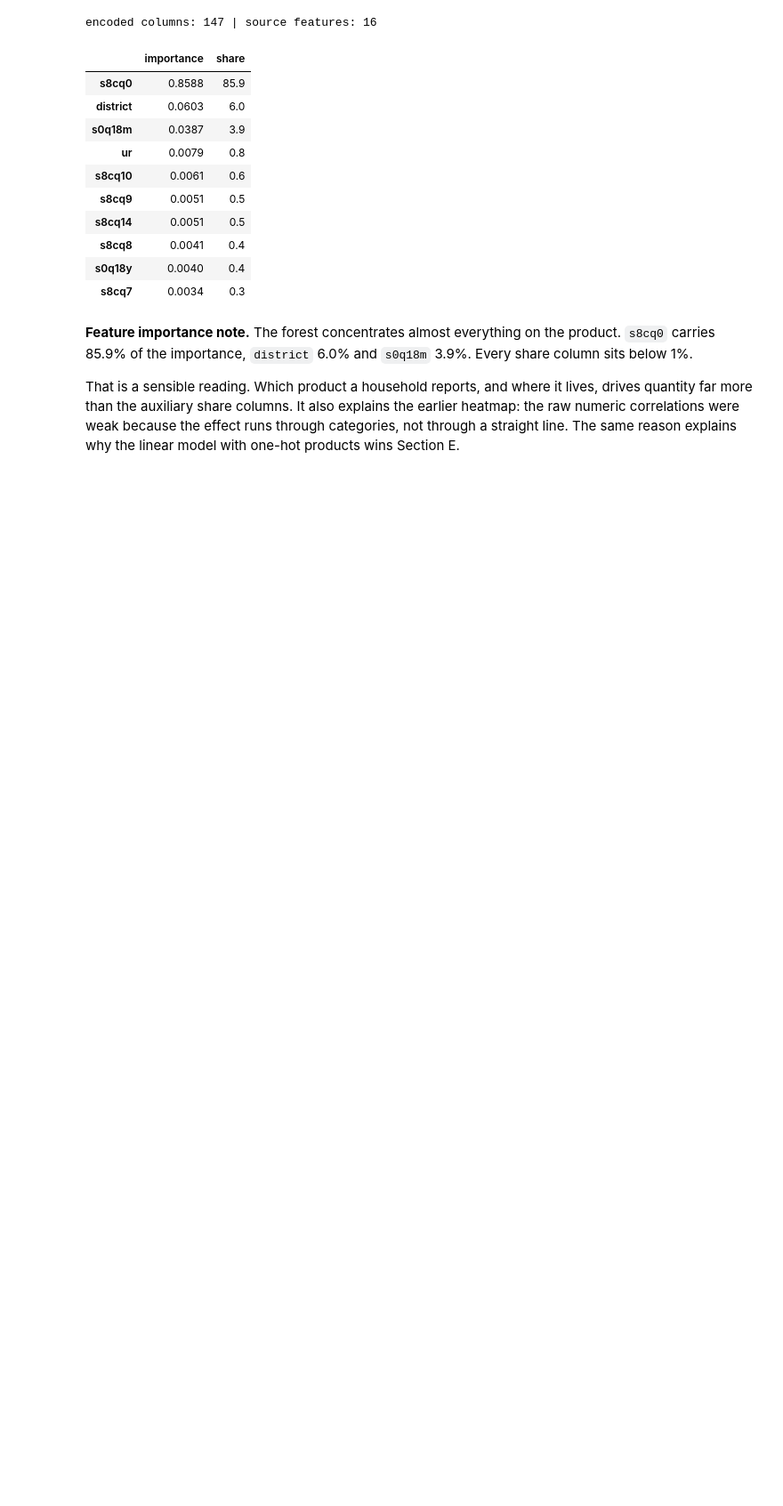
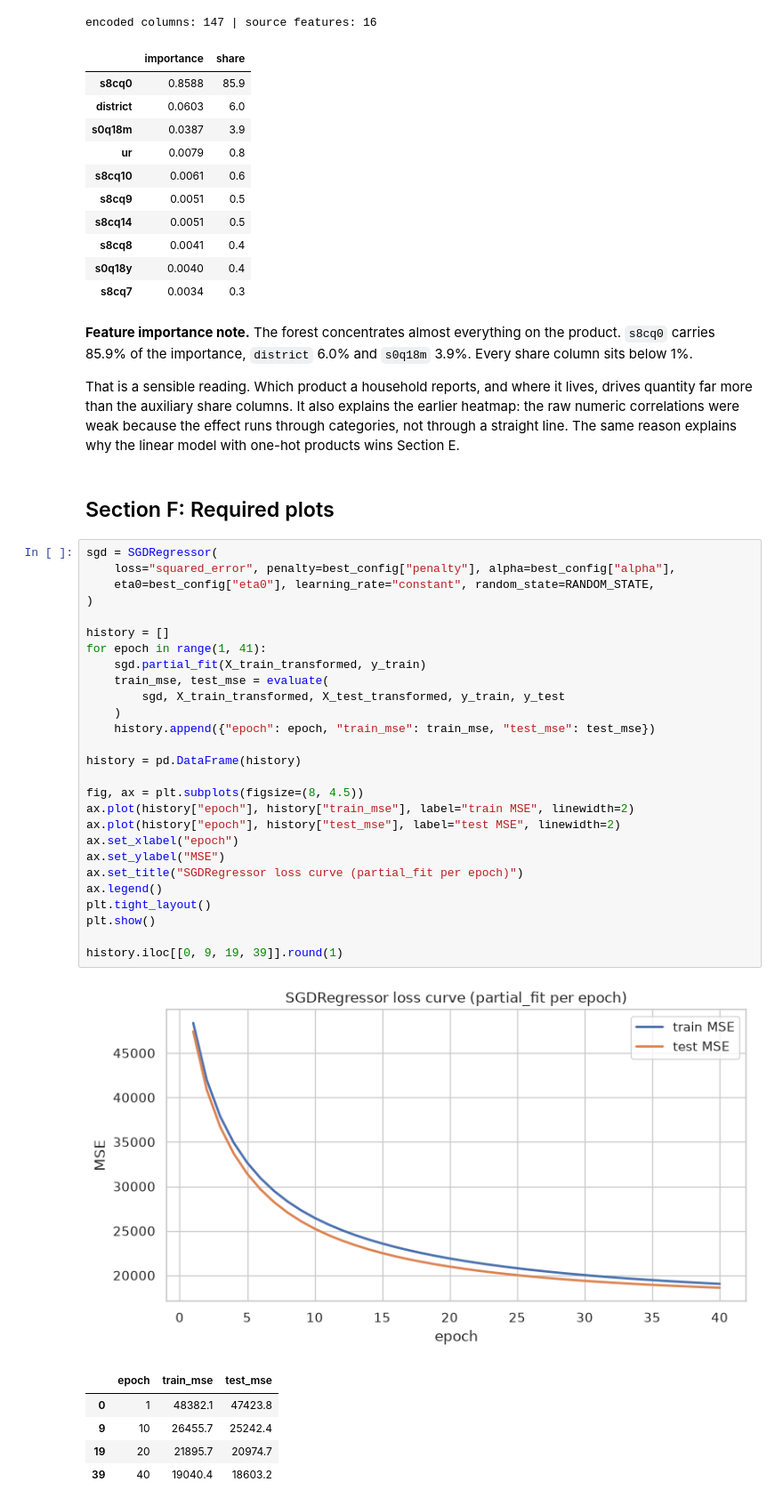
Before and after one commit to elkuradusenge/linear_regression_model, a Jupyter notebook: summative/linear_regression/multivariate.ipynb, the cells around one changed output. Shown at 89% size. Cells and saved outputs as stored; diff of their text form; blank space fills up the shorter version.

Commit message:
feat(nb): add loss curve and before/after scatter plots

```diff
--- a/summative/linear_regression/multivariate.ipynb
+++ b/summative/linear_regression/multivariate.ipynb
@@ -531,3 +544,39 @@ That is a sensible reading. Which product a household reports, and where it live
 more than the auxiliary share columns. It also explains the earlier heatmap: the raw numeric
 correlations were weak because the effect runs through categories, not through a straight line. The same
 reason explains why the linear model with one-hot products wins Section E.
+# %% [markdown]
+## Section F: Required plots
+# %%
+sgd = SGDRegressor(
+    loss="squared_error", penalty=best_config["penalty"], alpha=best_config["alpha"],
+    eta0=best_config["eta0"], learning_rate="constant", random_state=RANDOM_STATE,
+)
+
+history = []
+for epoch in range(1, 41):
+    sgd.partial_fit(X_train_transformed, y_train)
+    train_mse, test_mse = evaluate(
+        sgd, X_train_transformed, X_test_transformed, y_train, y_test
+    )
+    history.append({"epoch": epoch, "train_mse": train_mse, "test_mse": test_mse})
+
+history = pd.DataFrame(history)
+
+fig, ax = plt.subplots(figsize=(8, 4.5))
+ax.plot(history["epoch"], history["train_mse"], label="train MSE", linewidth=2)
+ax.plot(history["epoch"], history["test_mse"], label="test MSE", linewidth=2)
+ax.set_xlabel("epoch")
+ax.set_ylabel("MSE")
+ax.set_title("SGDRegressor loss curve (partial_fit per epoch)")
+ax.legend()
+plt.tight_layout()
+plt.show()
+
+history.iloc[[0, 9, 19, 39]].round(1)
+# %% [output]
+[figure, added]
+|  | epoch | train_mse | test_mse |
+| 0 | 1 | 48382.1 | 47423.8 |
+| 9 | 10 | 26455.7 | 25242.4 |
+| 19 | 20 | 21895.7 | 20974.7 |
+| 39 | 40 | 19040.4 | 18603.2 |
```
Also changed, not shown: parts of 6 cells of this notebook.
